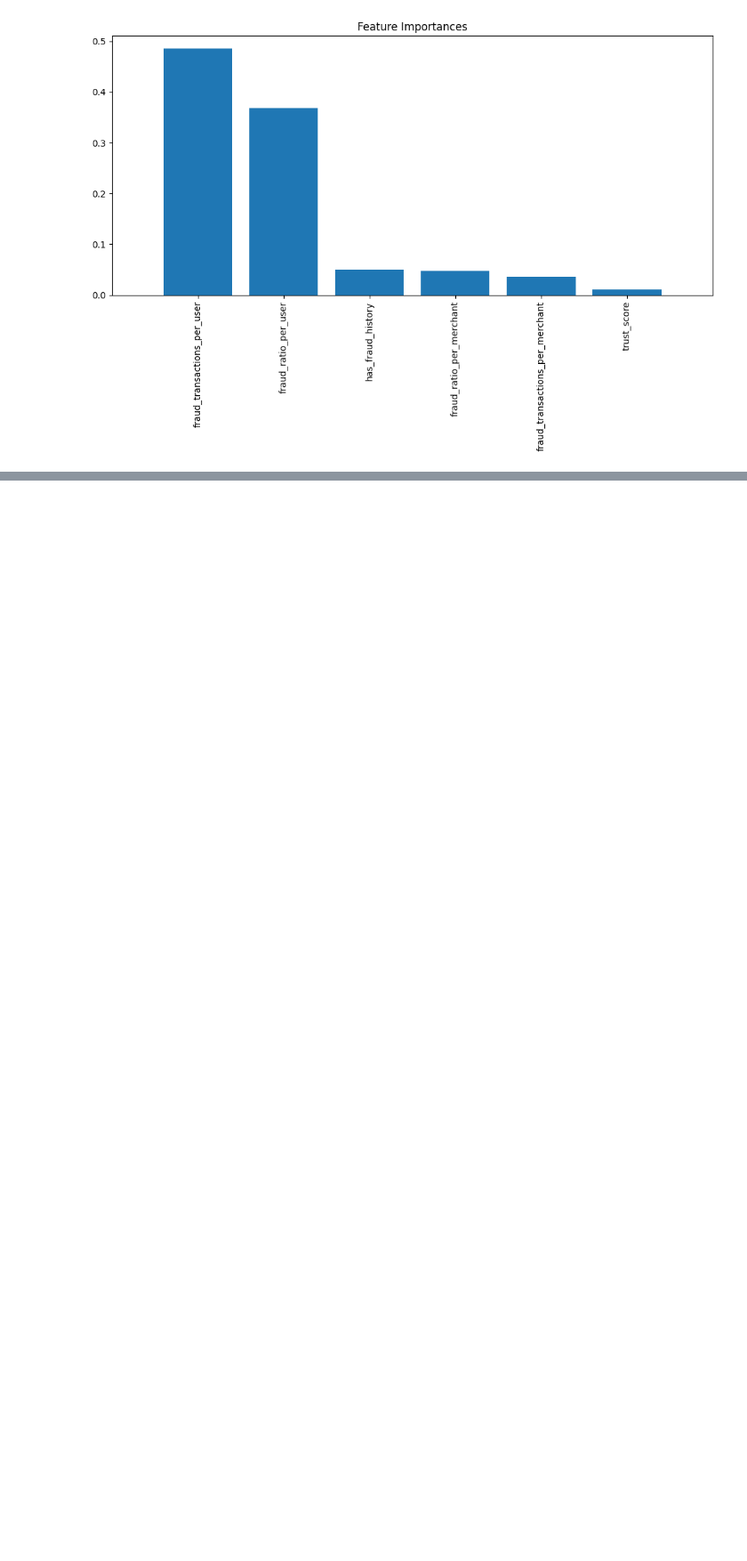
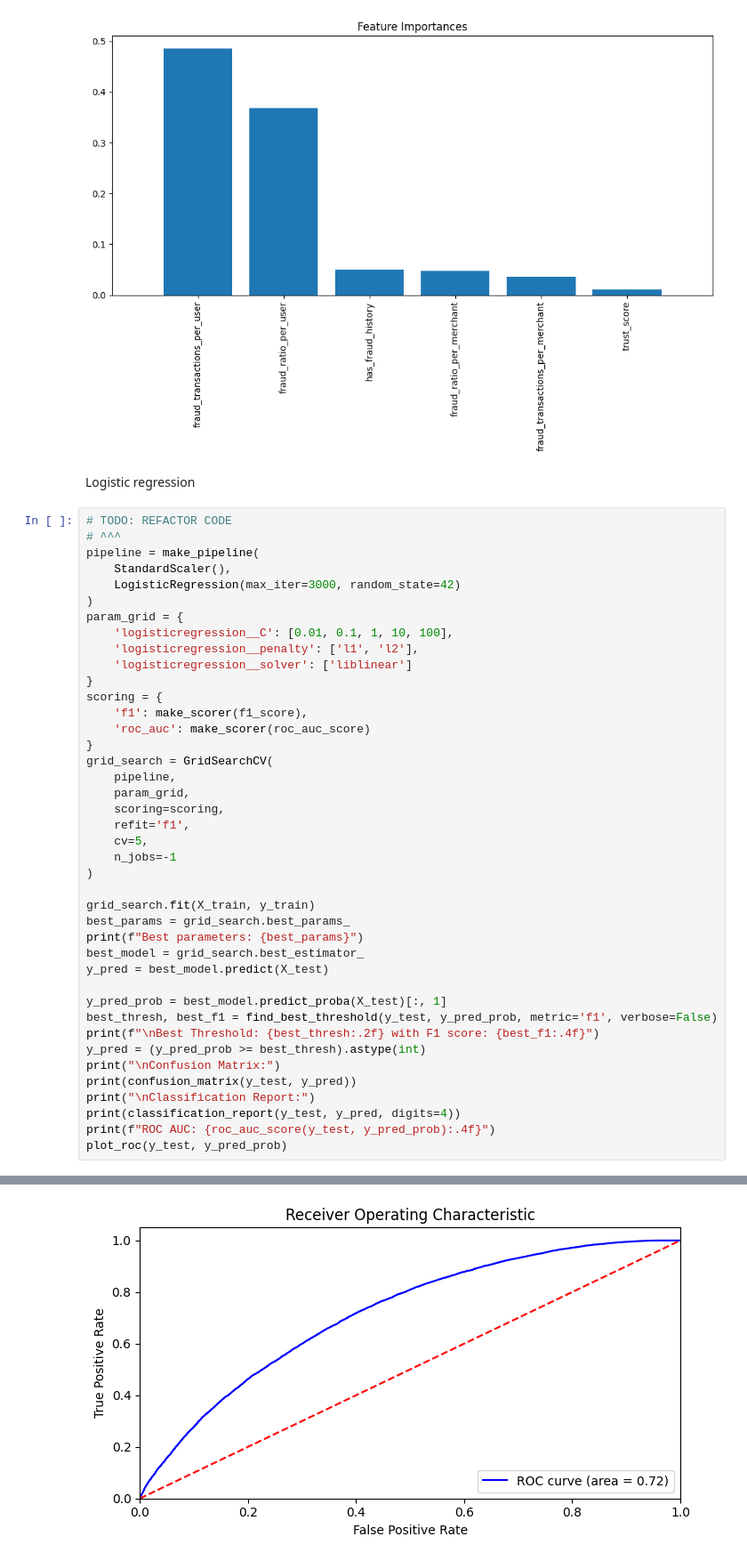
Before and after one commit to b-szczesniak/hackathon-entry, a Jupyter notebook: src/notebooks/model.ipynb, the cells around one changed output, grey strips where cells are left out. Shown at 89% size. Saved outputs shown, nothing was run; the diff lists cells and outputs as text; blank space fills up the shorter version.

Commit message:
logistic regression initial model

```diff
--- a/src/notebooks/model.ipynb
+++ b/src/notebooks/model.ipynb
@@ -130,3 +121,47 @@ plt.tight_layout()
 plt.show()
 # %% [output]
 [figure]
+# %% [markdown]
+Logistic regression
+# %%
+# TODO: REFACTOR CODE
+# ^^^
+pipeline = make_pipeline(
+    StandardScaler(),
+    LogisticRegression(max_iter=3000, random_state=42)
+)
+param_grid = {
+    'logisticregression__C': [0.01, 0.1, 1, 10, 100],
+    'logisticregression__penalty': ['l1', 'l2'],
+    'logisticregression__solver': ['liblinear']
+}
+scoring = {
+    'f1': make_scorer(f1_score),
+    'roc_auc': make_scorer(roc_auc_score)
+}
+grid_search = GridSearchCV(
+    pipeline,
+    param_grid,
+    scoring=scoring,
+    refit='f1',
+    cv=5,
+    n_jobs=-1
+)
+
+grid_search.fit(X_train, y_train)
+best_params = grid_search.best_params_
+print(f"Best parameters: {best_params}")
+best_model = grid_search.best_estimator_
+y_pred = best_model.predict(X_test)
+
+y_pred_prob = best_model.predict_proba(X_test)[:, 1]
+best_thresh, best_f1 = find_best_threshold(y_test, y_pred_prob, metric='f1', verbose=False)
+print(f"\nBest Threshold: {best_thresh:.2f} with F1 score: {best_f1:.4f}")
+y_pred = (y_pred_prob >= best_thresh).astype(int)
+print("\nConfusion Matrix:")
+print(confusion_matrix(y_test, y_pred))
+print("\nClassification Report:")
+print(classification_report(y_test, y_pred, digits=4))
+print(f"ROC AUC: {roc_auc_score(y_test, y_pred_prob):.4f}")
+plot_roc(y_test, y_pred_prob)
+# %% [output]
@@ -132,0 +187 @@ plt.show()
+[figure, added]
```
Also changed, not shown: parts of 3 cells of this notebook, 1 other file.
